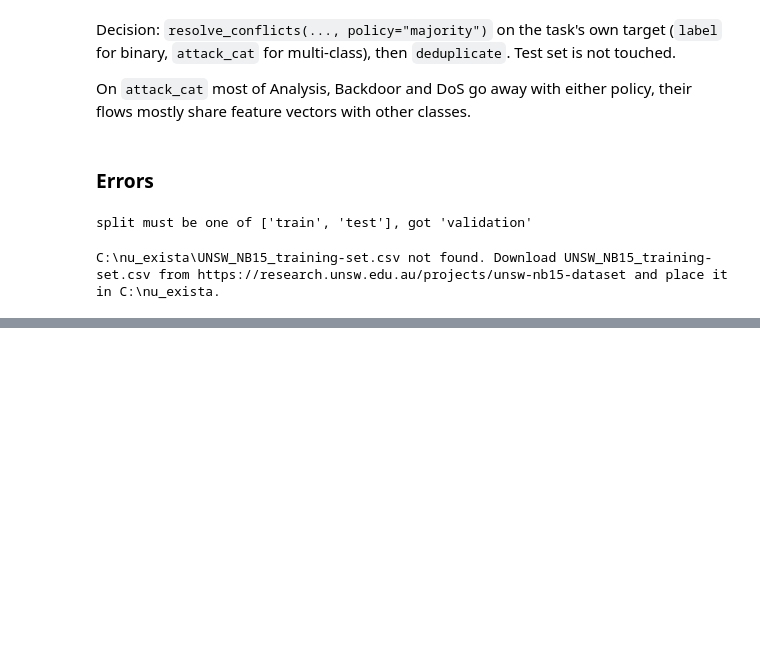
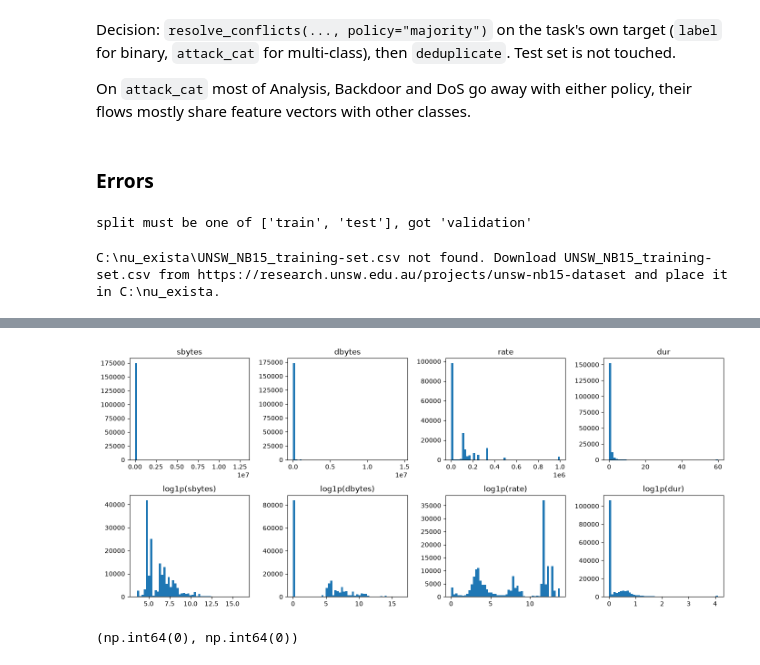
Before and after one commit to ZiGabiZi/Anomaly-detection-in-Network-traffic-using-ML, a Jupyter notebook: notebooks/01_eda.ipynb, the cells around one changed output, grey strips where cells are left out. Drawn from its saved outputs; the diff is of its cells as text; code cells hidden in the pictures; blank space fills up the shorter version.

```diff
--- a/notebooks/01_eda.ipynb
+++ b/notebooks/01_eda.ipynb
@@ -158,0 +194,4 @@ C:\nu_exista\UNSW_NB15_training-set.csv not found. Download UNSW_NB15_training-s
+# %%
+for col in CATEGORICAL:
+    unseen = sorted(set(test_df[col]) - set(train_df[col]))
+    print(f"{col}: {train_df[col].nunique()} values in train, {test_df[col].nunique()} in test, unseen in test: {unseen}")
@@ -158,0 +291,18 @@ C:\nu_exista\UNSW_NB15_training-set.csv not found. Download UNSW_NB15_training-s
+# %%
+import numpy as np
+
+cols = ["sbytes", "dbytes", "rate", "dur"]
+fig, axes = plt.subplots(2, len(cols), figsize=(14, 6))
+for i, col in enumerate(cols):
+    axes[0, i].hist(train_df[col], bins=50)
+    axes[0, i].set_title(col)
+    axes[1, i].hist(np.log1p(train_df[col]), bins=50)
+    axes[1, i].set_title(f"log1p({col})")
+fig.tight_layout()
+plt.show()
+# %% [output]
+[figure, added]
+# %%
+(train_df[NUMERIC] < 0).sum().sum(), (test_df[NUMERIC] < 0).sum().sum()
+# %% [output]
+(np.int64(0), np.int64(0))
```
Also changed, not shown: parts of 27 cells of this notebook, 1 other file.
